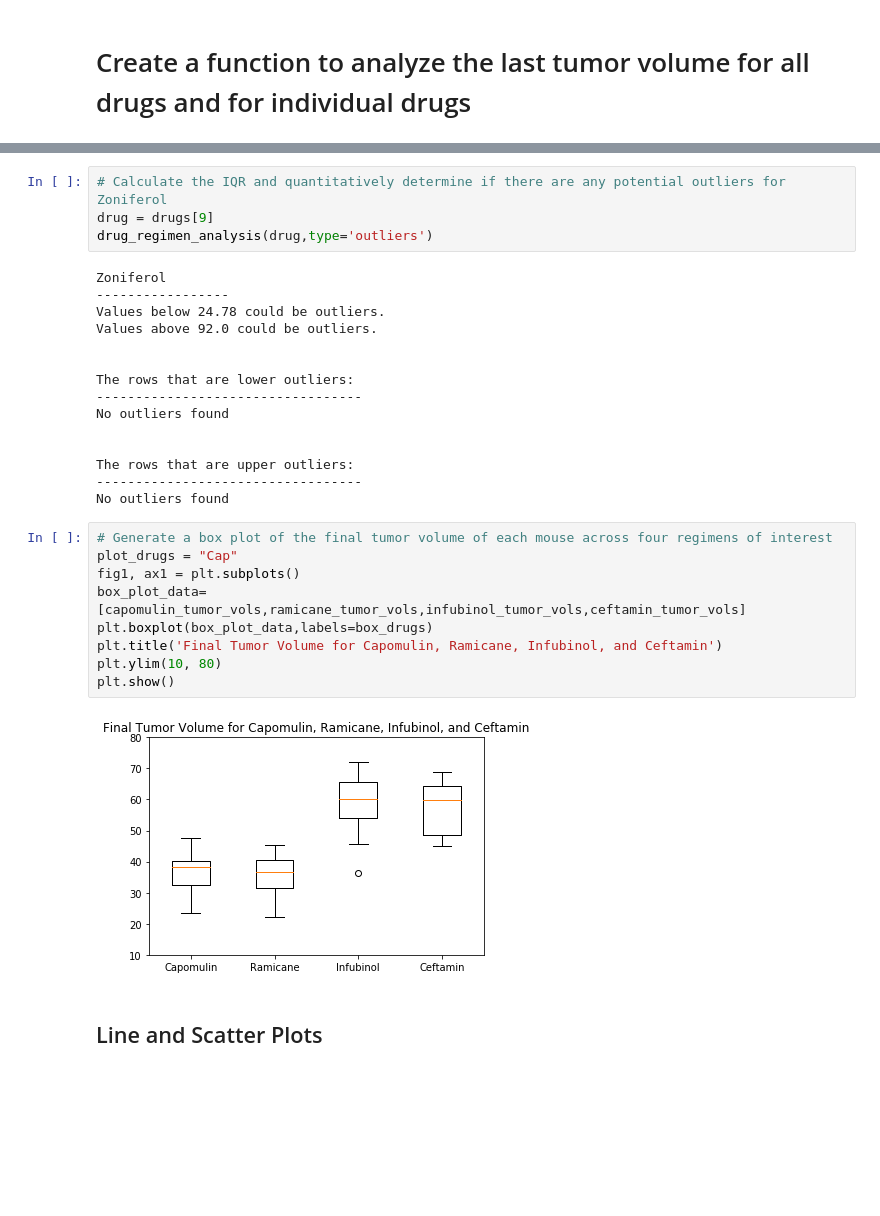
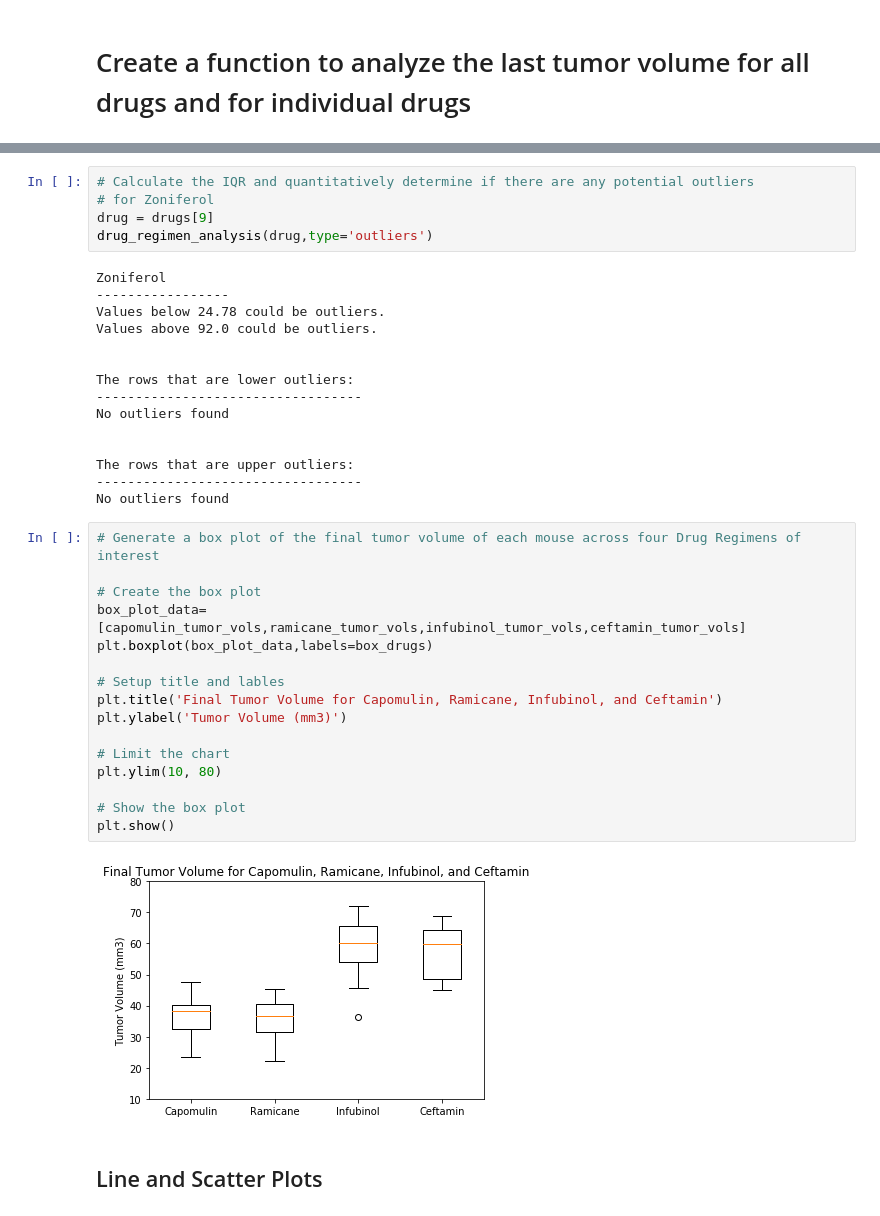
Before and after one commit to blt1339/matplotlib-challenge, a Jupyter notebook: Pymaceuticals/pymaceuticals.ipynb, the cells around one changed output, grey strips where cells are left out. Saved outputs shown, nothing was run; the diff lists cells and outputs as text; blank space fills up the shorter version.

```diff
--- a/Pymaceuticals/pymaceuticals.ipynb
+++ b/Pymaceuticals/pymaceuticals.ipynb
@@ -560,7 +625,8 @@ The rows that are upper outliers:
 ----------------------------------
 No outliers found
 # %%
-# Calculate the IQR and quantitatively determine if there are any potential outliers for Zoniferol
+# Calculate the IQR and quantitatively determine if there are any potential outliers
+# for Zoniferol
 drug = drugs[9]
 drug_regimen_analysis(drug,type='outliers')
 # %% [output]
@@ -579,16 +645,23 @@ The rows that are upper outliers:
 ----------------------------------
 No outliers found
 # %%
-# Generate a box plot of the final tumor volume of each mouse across four regimens of interest
-plot_drugs = "Cap"
-fig1, ax1 = plt.subplots()
+# Generate a box plot of the final tumor volume of each mouse across four Drug Regimens of interest
+
+# Create the box plot
 box_plot_data=[capomulin_tumor_vols,ramicane_tumor_vols,infubinol_tumor_vols,ceftamin_tumor_vols]
 plt.boxplot(box_plot_data,labels=box_drugs)
+
+# Setup title and lables
 plt.title('Final Tumor Volume for Capomulin, Ramicane, Infubinol, and Ceftamin')
+plt.ylabel('Tumor Volume (mm3)')
+
+# Limit the chart
 plt.ylim(10, 80)
+
+# Show the box plot
 plt.show()
 # %% [output]
-[figure, old version]
+[figure, new version]
 # %% [markdown]
 ## Line and Scatter Plots
 # %%
```
Also changed, not shown: parts of 35 cells of this notebook, 1 other file.
